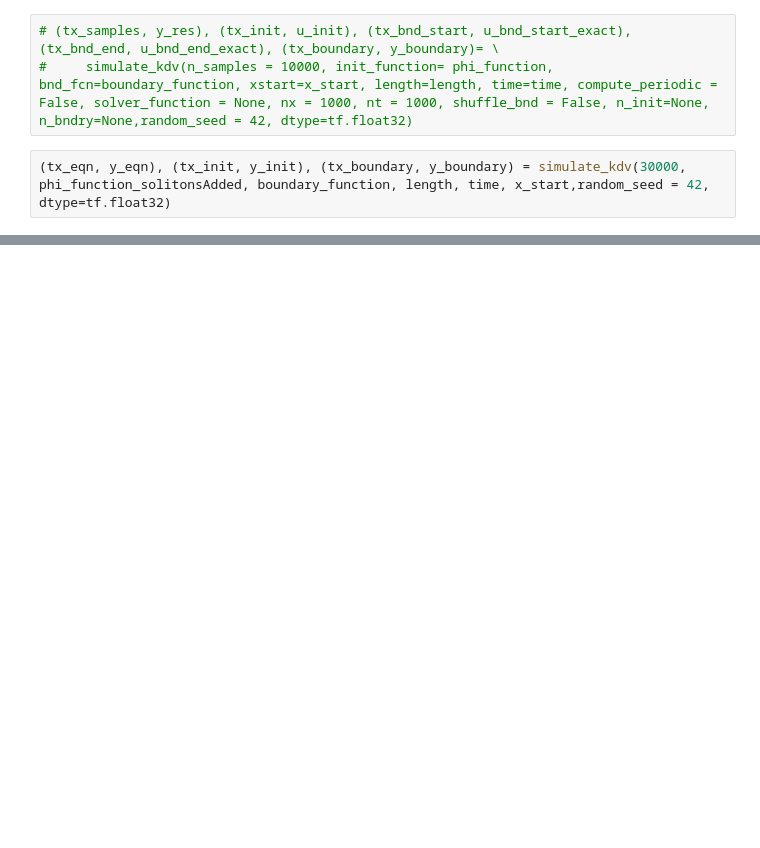
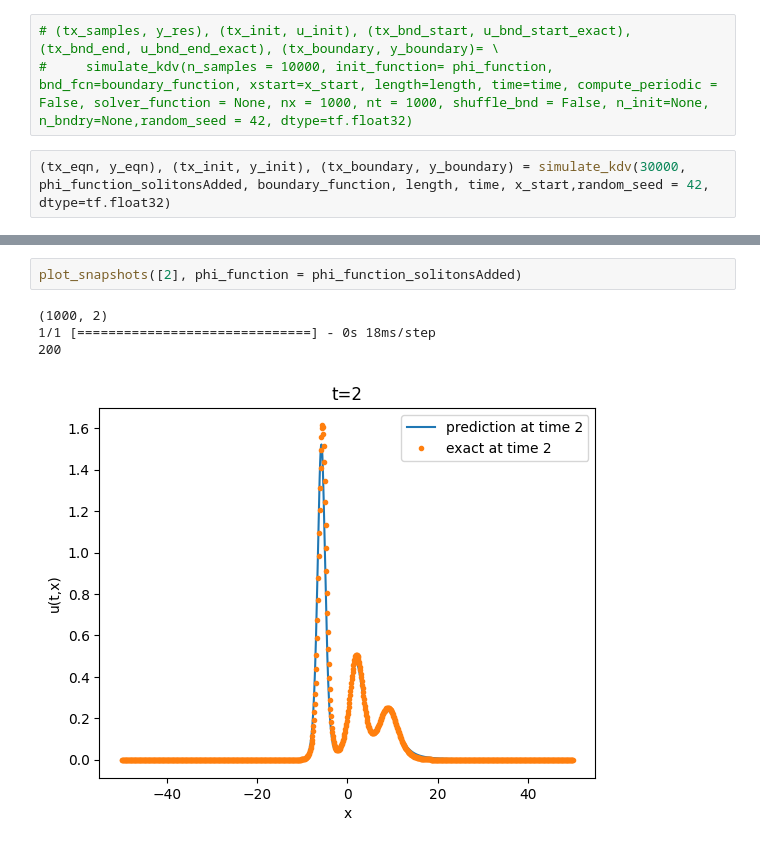
Before and after one commit to naiaseh/Trunk, a Jupyter notebook: PinnNew/KdV.ipynb, the cells around one changed output, grey strips where cells are left out. Saved outputs shown, nothing was run; the diff lists cells and outputs as text; blank space fills up the shorter version.

```diff
--- a/PinnNew/KdV.ipynb
+++ b/PinnNew/KdV.ipynb
@@ -380,0 +272,7 @@ for ind,f in enumerate(tx_init):
+# %%
+plot_snapshots([2], phi_function = phi_function_solitonsAdded)
+# %% [output]
+(1000, 2)
+1/1 [==============================] - 0s 18ms/step
+200
+[figure, added]
```
Also changed, not shown: parts of 38 cells of this notebook.
